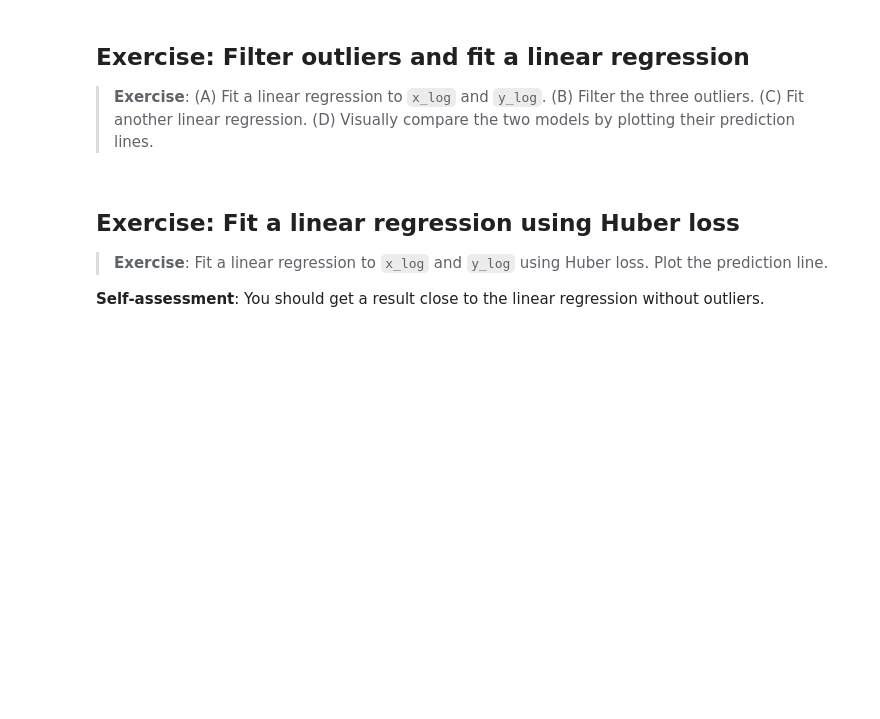
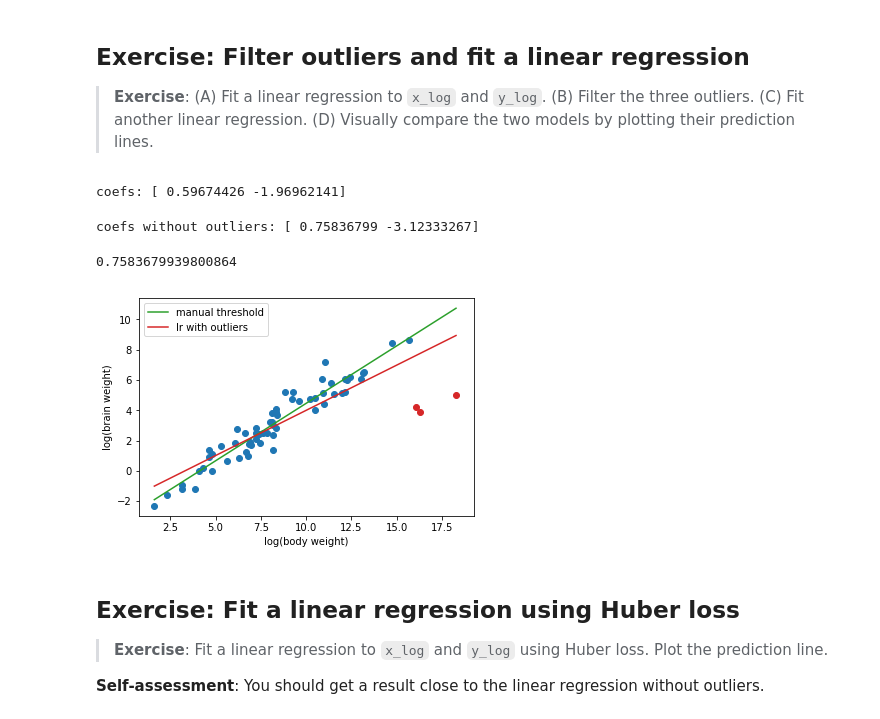
Before and after one commit to LyesOUDINACHE/EPFL-Course, a Jupyter notebook: 3-2-4 - Exercise - Body brain weights outliers.ipynb, the cells around one changed output. Saved outputs shown, nothing was run; the diff lists cells and outputs as text; code cells hidden in the pictures; blank space fills up the shorter version.

```diff
--- a/3-2-4 - Exercise - Body brain weights outliers.ipynb
+++ b/3-2-4 - Exercise - Body brain weights outliers.ipynb
@@ -25,16 +35,39 @@ Exercise: Filter outliers and fit a linear regression
 > **Exercise**: (A) Fit a linear regression to `x_log` and `y_log`. (B) Filter the three outliers. (C) Fit another linear regression. (D) Visually compare the two models by plotting their prediction lines.
 # %%
 # (A) Fit a linear regression using all the data points
-...
+coefs = np.polyfit(x_log, y_log, deg=1)
+print('coefs:', coefs)
 
 # (B) Filter the three outliers
-...
-
-# (C) Fit a linear regression using the rest of the data points
-...
-
-# (D) Plot the two models
-...
+idx = ((x_log > 15) & (y_log < 6))
+# %% [output]
+coefs: [ 0.59674426 -1.96962141]
+# %%
+# (C) Fit a linear regression using the rest of the data points
+x_log_wo = x_log[~idx]
+y_log_wo = y_log[~idx]
+coefs_wo = np.polyfit(x_log_wo, y_log_wo, deg=1)
+print('coefs without outliers:', coefs_wo)
+# %% [output]
+coefs without outliers: [ 0.75836799 -3.12333267]
+0.7583679939800864
+# %%
+### (D) Plot the two models
+
+x_values = np.linspace(min(x_log), max(x_log), num=100)
+y_values = np.polyval(coefs, x_values)
+y_values_wo = np.polyval(coefs_wo, x_values)
+
+plt.scatter(x_log_wo, y_log_wo)
+plt.scatter(x_log[idx], y_log[idx], c='C3')
+plt.plot(x_values, y_values_wo, c='C2', label='manual threshold')
+plt.plot(x_values, y_values, c='C3', label='lr with outliers')
+plt.xlabel('log(body weight)')
+plt.ylabel('log(brain weight)')
+plt.legend()
+plt.show()
+# %% [output]
+[figure, added]
 # %% [markdown]
 Exercise: Fit a linear regression using Huber loss
 ---
```
Also changed, not shown: parts of 7 cells of this notebook, 1 other file.
